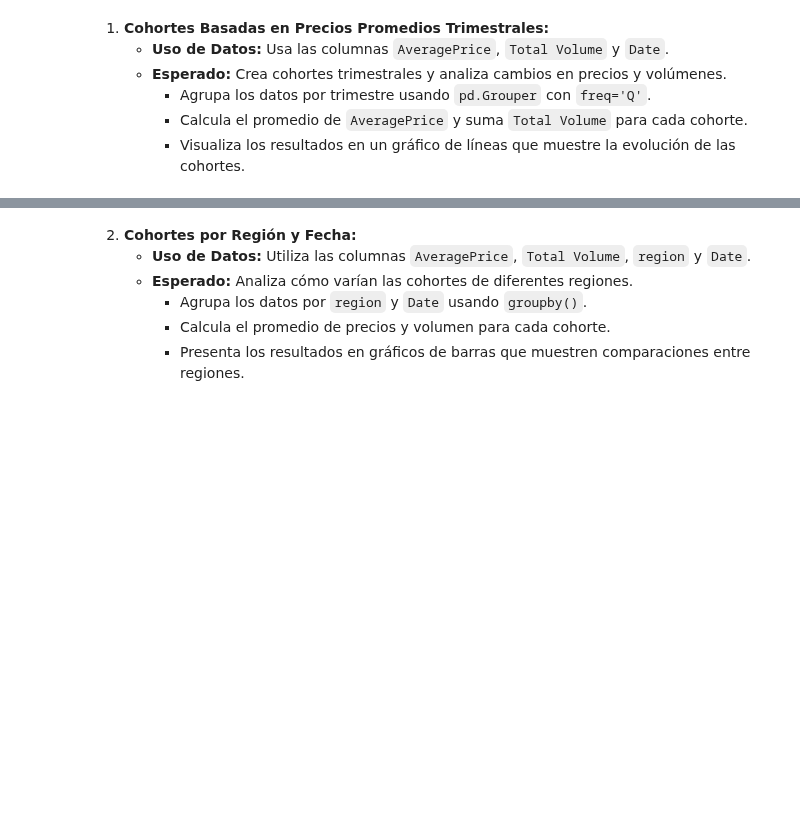
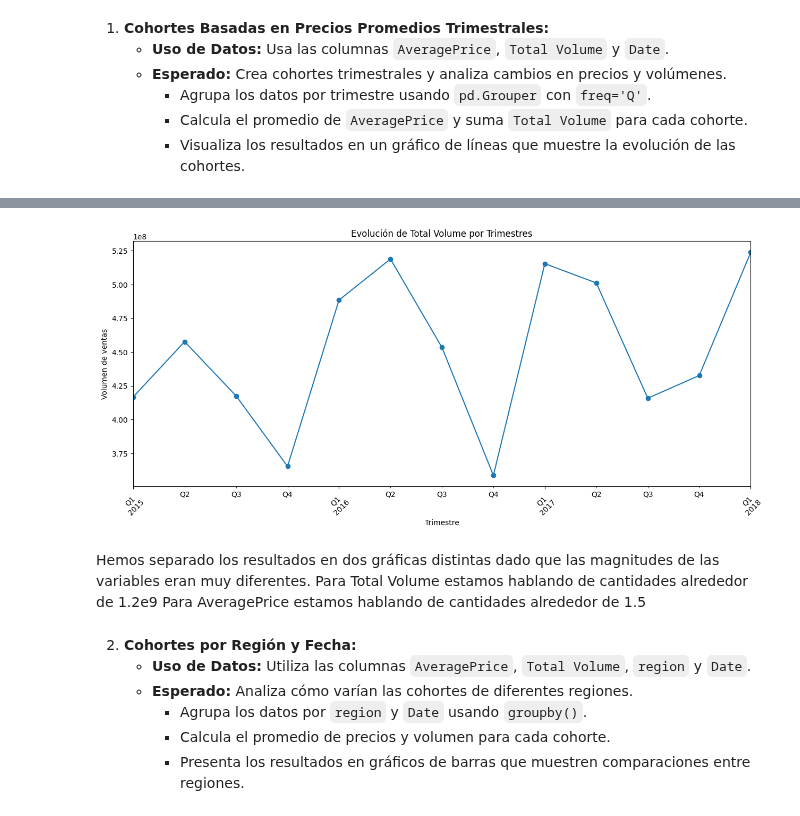
Before and after one commit to albagd77/MAGic-Avocado-TP1, a Jupyter notebook: 04_analisis_cohortes.ipynb, the cells around one changed output, grey strips where cells are left out. Cells and saved outputs as stored; diff of their text form; code cells hidden in the pictures; blank space fills up the shorter version.

```diff
--- a/04_analisis_cohortes.ipynb
+++ b/04_analisis_cohortes.ipynb
@@ -11,3 +94,18 @@
+# %%
+#Visualizar los resultados que muestra evolución de las cohortes
+plt.figure(figsize=(15,6))
+cohorte_trim['Total Volume'].plot(marker='o')
+plt.title('Evolución de Total Volume por Trimestres')
+plt.xlabel('Trimestre')
+plt.ylabel('Volumen de ventas')
+plt.xticks(rotation=45)
+plt.show()
+# %% [output]
+[figure, added]
+# %% [markdown]
+Hemos separado los resultados en dos gráficas distintas dado que las magnitudes de las variables eran muy diferentes.
+Para Total Volume estamos hablando de cantidades alrededor de 1.2e9
+Para AveragePrice estamos hablando de cantidades alrededor de 1.5
 # %% [markdown]
 2. **Cohortes por Región y Fecha:**
    - **Uso de Datos:** Utiliza las columnas `AveragePrice`, `Total Volume`, `region` y `Date`.
```
Also changed, not shown: parts of 12 cells of this notebook.
